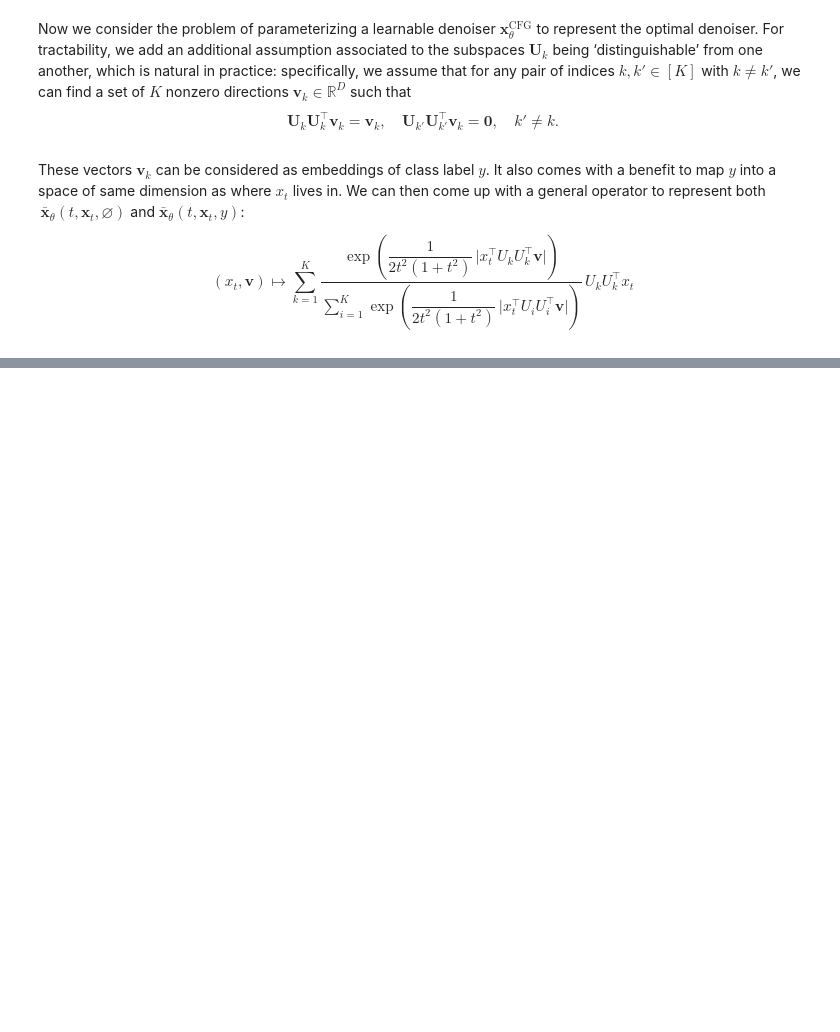
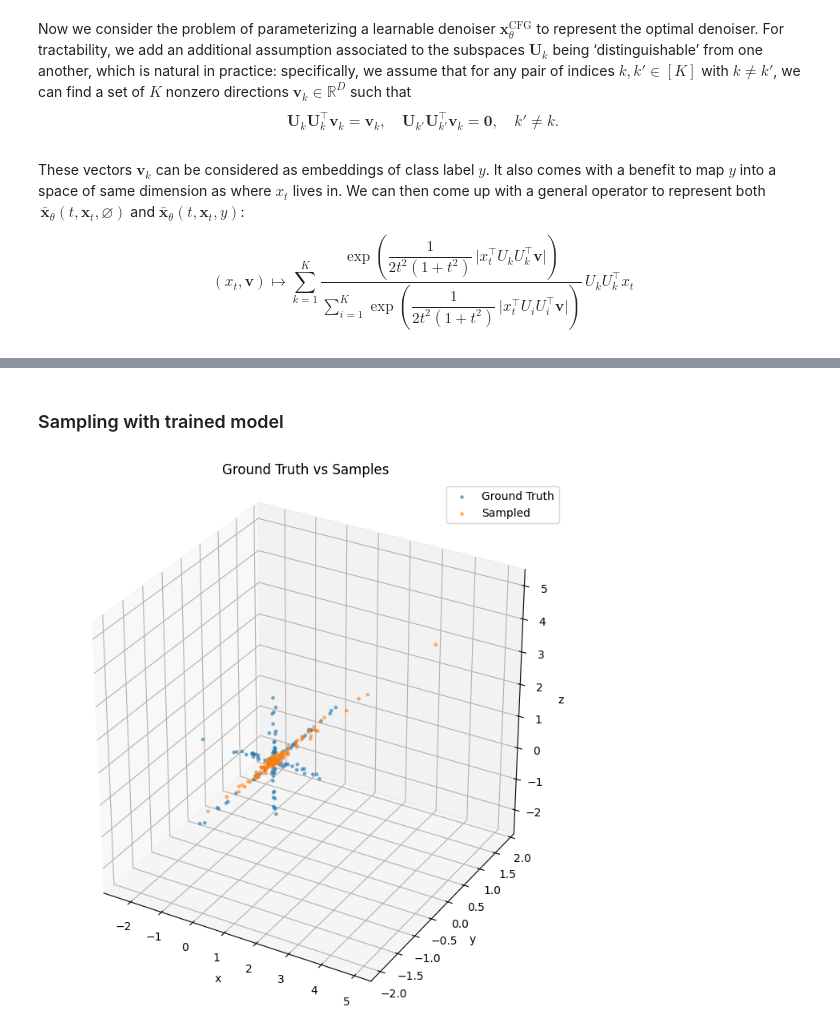
Before and after one commit to ngkel/conditional_inference, a Jupyter notebook: experiments.ipynb, the cells around one changed output, grey strips where cells are left out. Cells and saved outputs as stored; diff of their text form; code cells hidden in the pictures; blank space fills up the shorter version.

```diff
--- a/experiments.ipynb
+++ b/experiments.ipynb
@@ -126,0 +304,14 @@ If you plug in $v = x_t$, you will get exactly the unconditional denoiser and pl
+# %%
+# -----------------------------
+# Data
+# -----------------------------
+X_data = torch.tensor(X, dtype=torch.float32)  # X from your generation cell
+dataset = TensorDataset(X_data)
+loader = DataLoader(dataset, batch_size=128, shuffle=True, drop_last=False)
+
+# -----------------------------
+# Model
+# -----------------------------
+model = WeightedEncoderNet(d=d, K=K, m=m).to(device)
+
+optimizer = torch.optim.Adam(model.parameters(), lr=1e-3, weight_decay=1e-6)
@@ -126,0 +373,2 @@ If you plug in $v = x_t$, you will get exactly the unconditional denoiser and pl
+# %% [markdown]
+### Sampling with trained model
@@ -126,0 +424,40 @@ If you plug in $v = x_t$, you will get exactly the unconditional denoiser and pl
+# %%
+# gather ground truth dataset for comparison
+# The ground truth data is assumed to be available as `loader`
+# and the input data is in the first tensor of each batch (e.g., (x0,))
+xs_gt = []
+for (x0,) in loader:
+    xs_gt.append(x0.cpu().numpy())
+ground_truth = np.concatenate(xs_gt, axis=0)
+# Optionally, subsample to match the number of samples, for fair visualization
+if len(ground_truth) > len(samples):
+    idx = np.random.choice(len(ground_truth), size=len(samples), replace=False)
+    ground_truth = ground_truth[idx]
+elif len(ground_truth) < len(samples):
+    idx = np.random.choice(len(samples), size=len(ground_truth), replace=False)
+    samples = samples[idx]
+
+# visualize both distributions in the same 3D plot for direct comparison
+fig = plt.figure(figsize=(8, 7))
+ax = fig.add_subplot(111, projection="3d")
+
+ax.scatter(
+    ground_truth[:, 0], ground_truth[:, 1], ground_truth[:, 2],
+    s=6, alpha=0.5, color="tab:blue", label="Ground Truth"
+)
+ax.scatter(
+    samples[:, 0], samples[:, 1], samples[:, 2],
+    s=6, alpha=0.5, color="tab:orange", label="Sampled"
+)
+
+ax.set_title("Ground Truth vs Samples")
+ax.set_xlabel("x")
+ax.set_ylabel("y")
+ax.set_zlabel("z")
+ax.set_box_aspect((1, 1, 1))
+ax.legend()
+
+plt.tight_layout()
+plt.show()
+# %% [output]
+[figure, added]
```
Also changed, not shown: parts of 28 cells of this notebook, 6 other files.
